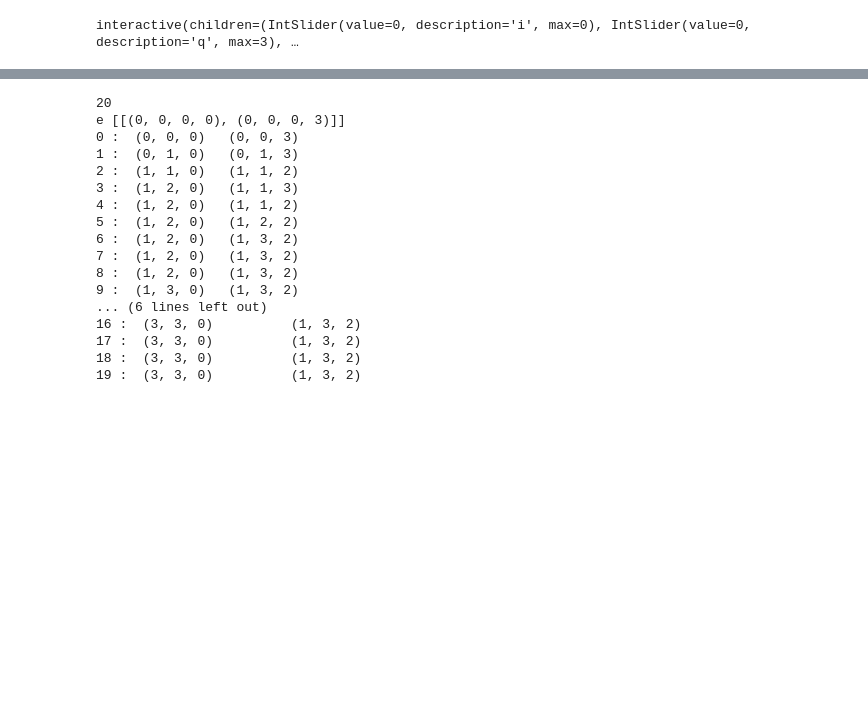
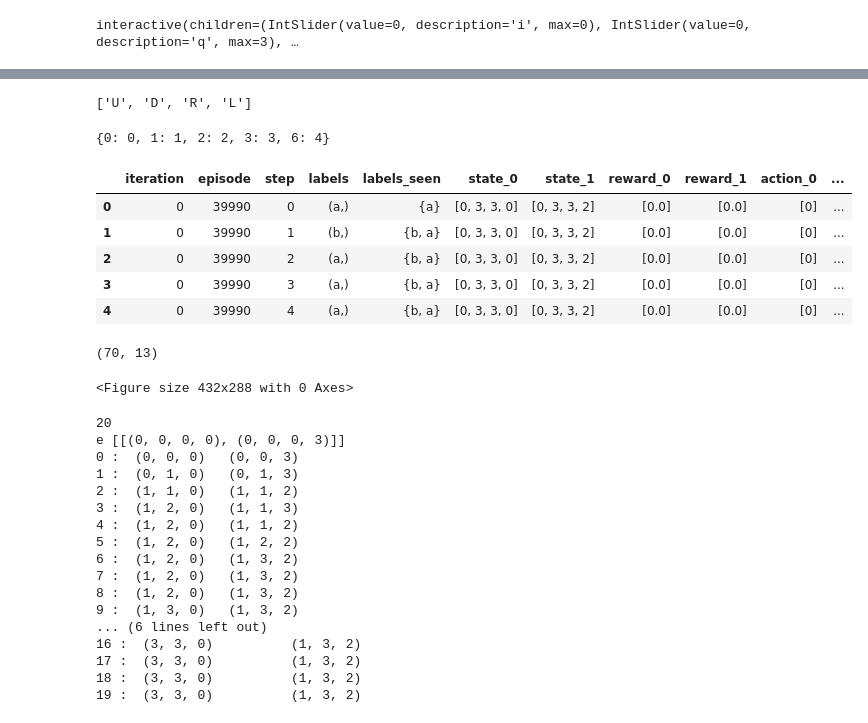
Before and after one commit to IngyN/macsrl, a Jupyter notebook: shared_oa_ex2.ipynb, the cells around one changed output, grey strips where cells are left out. Cells and saved outputs as stored; diff of their text form; code cells hidden in the pictures; blank space fills up the shorter version.

Commit message:
video is printing but issue with displaying landmarks, targets + states were not changing working on those bugs

```diff
--- a/shared_oa_ex2.ipynb
+++ b/shared_oa_ex2.ipynb
@@ -305,2 +225,2 @@ array([[[[0.  , 0.  , 0.  , 0.  ],
 # %%
-qval = mcsrl.combined_qlearning(T=50, K=50000)
+qval, ep_returns, trace = mcsrl.combined_qlearning(T=70, K=50000, debug=False)
@@ -328,0 +280,4 @@ policies[0].shape
+# %%
+grid_mdp.A
+# %% [output]
+['U', 'D', 'R', 'L']
@@ -328,0 +286,4 @@ policies[0].shape
+# %%
+annotation.act_index
+# %% [output]
+{0: 0, 1: 1, 2: 2, 3: 3, 6: 4}
@@ -329,3 +292,21 @@ policies[0].shape
+# %%
+df_t=trace.get_episode(49995)
+df_t.head()
+# %% [output]
+|  | iteration | episode | step | labels | labels_seen | state_0 | state_1 | reward_0 | reward_1 | action_0 | ... |
+| 0 | 0 | 39990 | 0 | (a,) | {a} | [0, 3, 3, 0] | [0, 3, 3, 2] | [0.0] | [0.0] | [0] | ... |
+| 1 | 0 | 39990 | 1 | (b,) | {b, a} | [0, 3, 3, 0] | [0, 3, 3, 2] | [0.0] | [0.0] | [0] | ... |
+| 2 | 0 | 39990 | 2 | (a,) | {b, a} | [0, 3, 3, 0] | [0, 3, 3, 2] | [0.0] | [0.0] | [0] | ... |
+| 3 | 0 | 39990 | 3 | (a,) | {b, a} | [0, 3, 3, 0] | [0, 3, 3, 2] | [0.0] | [0.0] | [0] | ... |
+| 4 | 0 | 39990 | 4 | (a,) | {b, a} | [0, 3, 3, 0] | [0, 3, 3, 2] | [0.0] | [0.0] | [0] | ... |
+# %%
+df_t.shape
+# %% [output]
+(70, 13)
+# %%
+video_recorder.record('sharedoa2/shared_oa_ex2_returns.mp4', trace.get_episode(49995))
+# %% [output]
+<Figure size 432x288 with 0 Axes>
 # %%
 ep = mcsrl.simulate(agents = mcsrl.agent_control, policy =policies, T= 20, mdp2 =grid_mdp, animation="sharedoa2")
 # %% [output]
```
Also changed, not shown: parts of 32 cells of this notebook, 7 other files.
